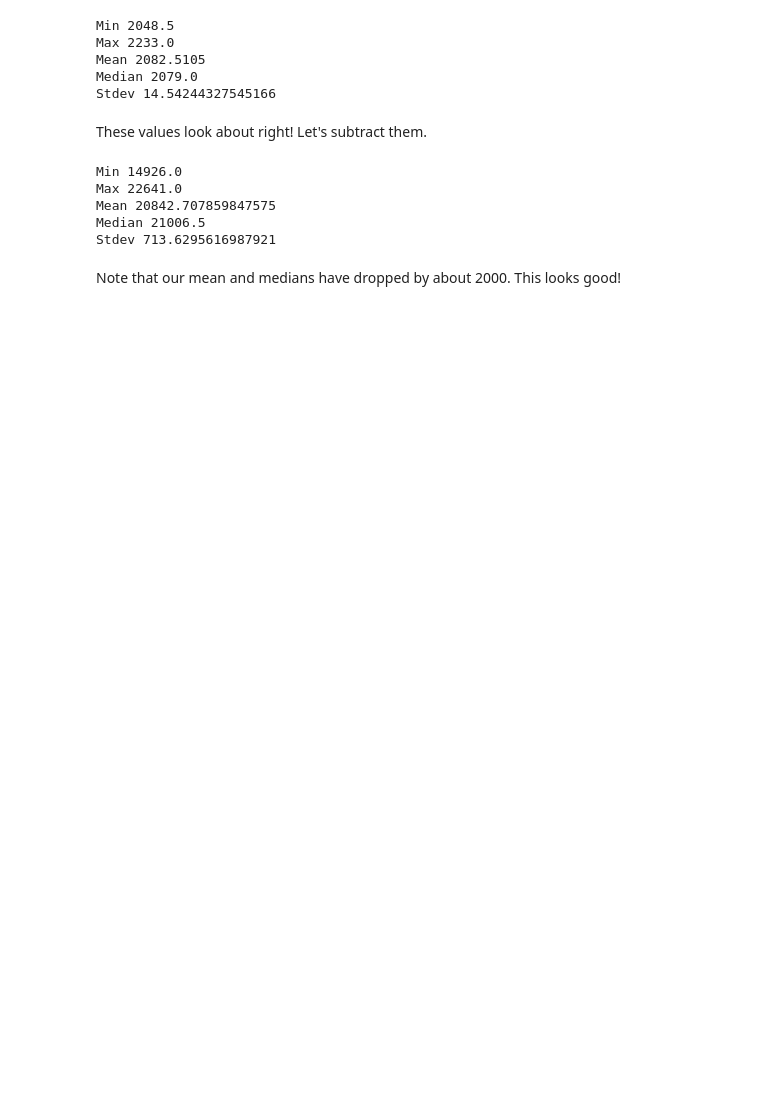
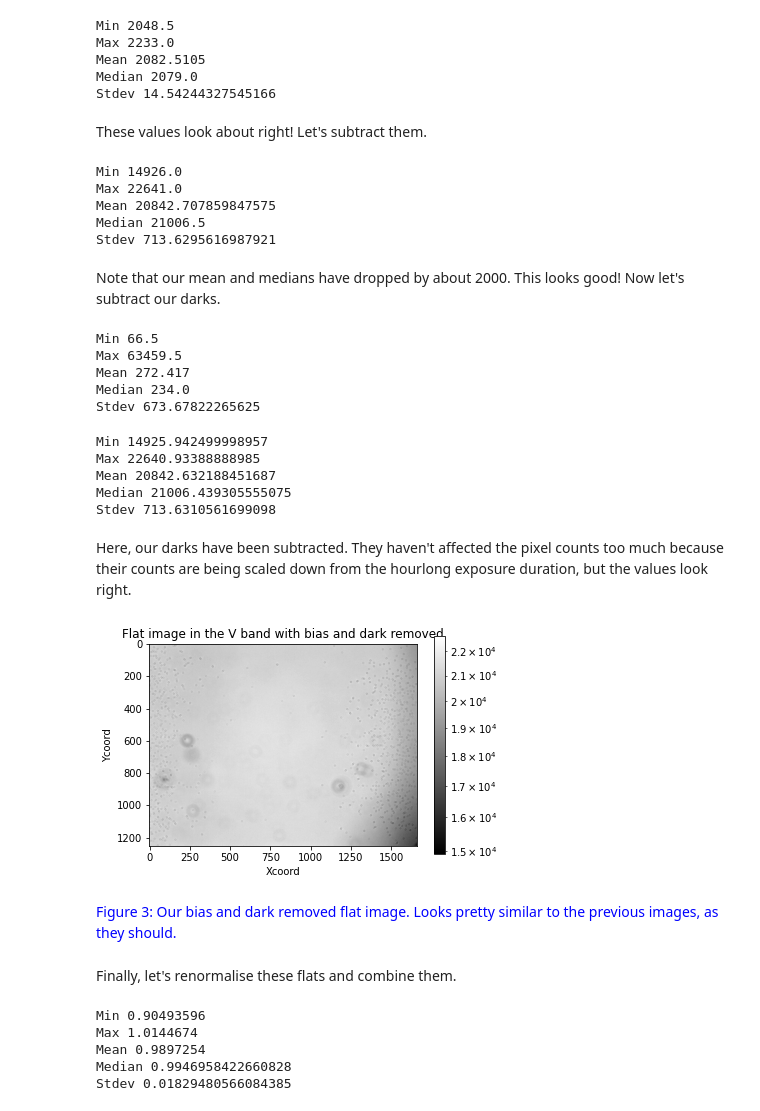
Before and after one commit to cedliang/ASP3231-Project-NGC-3293-, a Jupyter notebook: src/flats.ipynb, the cells around one changed output. Saved outputs shown, nothing was run; the diff lists cells and outputs as text; code cells hidden in the pictures; blank space fills up the shorter version.

Commit message:
flats renormalised generated

```diff
--- a/src/flats.ipynb
+++ b/src/flats.ipynb
@@ -106,4 +106,47 @@ Mean 20842.707859847575
 Median 21006.5
 Stdev 713.6295616987921
 # %% [markdown]
-Note that our mean and medians have dropped by about 2000. This looks good!
+Note that our mean and medians have dropped by about 2000. This looks good! Now let's subtract our darks.
+# %%
+dark_median = CCDData.read(f"{root_path}/src/dark_median.fits")
+
+for key, value in image_stats(dark_median).items():
+    print(key, value)
+# %% [output]
+Min 66.5
+Max 63459.5
+Mean 272.417
+Median 234.0
+Stdev 673.67822265625
+# %%
+flats_min_dark = {band:
+                    [ccdproc.subtract_dark(image, dark_median,
+                                                    exposure_time = 'EXPTIME',
+                                                    exposure_unit=u.second,
+                                                    scale=True)
+                        for image in image_array]
+                    for band, image_array in flats_min_bias.items()}
+# %%
+for key, value in image_stats(flats_min_dark["V"][0]).items():
+    print(key, value)
+# %% [output]
+Min 14925.942499998957
+Max 22640.93388888985
+Mean 20842.632188451687
+Median 21006.439305555075
+Stdev 713.6310561699098
+# %% [markdown]
+Here, our darks have been subtracted. They haven't affected the pixel counts too much because their counts are being scaled down from the hourlong exposure duration, but the values look right.
+# %%
+plt.imshow(flats_min_dark["V"][0], cmap='gray', norm=LogNorm())
+plt.colorbar()
+plt.title("Flat image in the V band with bias and dark removed")
+plt.xlabel("Xcoord")
+plt.ylabel("Ycoord")
+plt.show()
+# %% [output]
+[figure, added]
+# %% [markdown]
+<font color="Blue"> Figure 3: Our bias and dark removed flat image. Looks pretty similar to the previous images, as they should.
+# %% [markdown]
+Finally, let's renormalise these flats and combine them.
@@ -109,0 +166,9 @@ Note that our mean and medians have dropped by about 2000. This looks good!
+# %%
+for key, value in image_stats(flat_medians["V"][0]).items():
+    print(key, value)
+# %% [output]
+Min 0.90493596
+Max 1.0144674
+Mean 0.9897254
+Median 0.9946958422660828
+Stdev 0.01829480566084385
```
Also changed, not shown: parts of 7 cells of this notebook, 3 other files.
